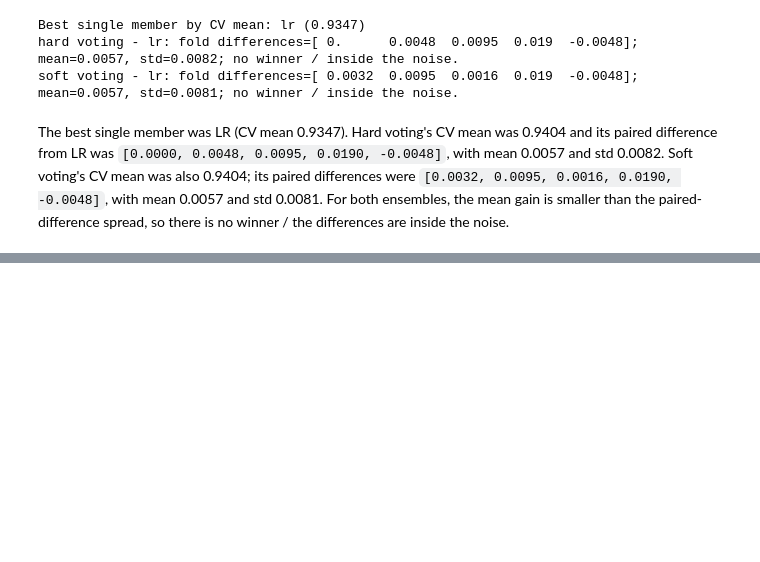
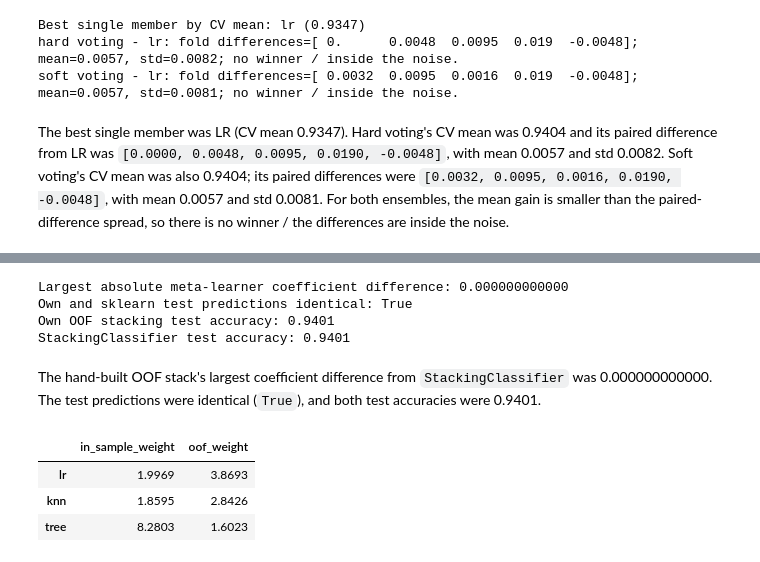
Before and after one commit to NurdauletZhussip-tech/zhussip_ML_task_4, a Jupyter notebook: zhussip_task4.ipynb, the cells around one changed output, grey strips where cells are left out. Saved outputs shown, nothing was run; the diff lists cells and outputs as text; code cells hidden in the pictures; blank space fills up the shorter version.

```diff
--- a/zhussip_task4.ipynb
+++ b/zhussip_task4.ipynb
@@ -465,0 +470,49 @@ The best single member was LR (CV mean 0.9347). Hard voting's CV mean was 0.9404
+# %%
+from sklearn.ensemble import StackingClassifier
+
+oof_member_probabilities = np.column_stack([
+    cross_val_predict(model, X_train, y_train, cv=cv, method="predict_proba")[:, 1]
+    for _, model in members
+])
+meta_learner = LogisticRegression()
+meta_learner.fit(oof_member_probabilities, y_train)
+
+test_member_probabilities = np.column_stack([
+    clone(model).fit(X_train, y_train).predict_proba(X_test)[:, 1]
+    for _, model in members
+])
+own_stack_predictions = meta_learner.predict(test_member_probabilities)
+own_stack_accuracy = np.mean(own_stack_predictions == y_test.to_numpy())
+
+stack = StackingClassifier(members, LogisticRegression(), cv=cv).fit(X_train, y_train)
+stack_predictions = stack.predict(X_test)
+stack_accuracy = stack.score(X_test, y_test)
+coefficient_max_difference = np.max(np.abs(meta_learner.coef_ - stack.final_estimator_.coef_))
+predictions_identical = np.array_equal(own_stack_predictions, stack_predictions)
+print(f"Largest absolute meta-learner coefficient difference: {coefficient_max_difference:.12f}")
+print("Own and sklearn test predictions identical:", predictions_identical)
+print(f"Own OOF stacking test accuracy: {own_stack_accuracy:.4f}")
+print(f"StackingClassifier test accuracy: {stack_accuracy:.4f}")
+# %% [output]
+Largest absolute meta-learner coefficient difference: 0.000000000000
+Own and sklearn test predictions identical: True
+Own OOF stacking test accuracy: 0.9401
+StackingClassifier test accuracy: 0.9401
+# %% [markdown]
+The hand-built OOF stack's largest coefficient difference from `StackingClassifier` was 0.000000000000. The test predictions were identical (`True`), and both test accuracies were 0.9401.
+# %%
+in_sample_member_probabilities = np.column_stack([
+    clone(model).fit(X_train, y_train).predict_proba(X_train)[:, 1]
+    for _, model in members
+])
+naive_meta_learner = LogisticRegression().fit(in_sample_member_probabilities, y_train)
+weight_table = pd.DataFrame({
+    "in_sample_weight": naive_meta_learner.coef_[0],
+    "oof_weight": meta_learner.coef_[0],
+}, index=[name for name, _ in members])
+display(weight_table.round(4))
+# %% [output]
+|  | in_sample_weight | oof_weight |
+| lr | 1.9969 | 3.8693 |
+| knn | 1.8595 | 2.8426 |
+| tree | 8.2803 | 1.6023 |
```
Also changed, not shown: parts of 4 cells of this notebook.
